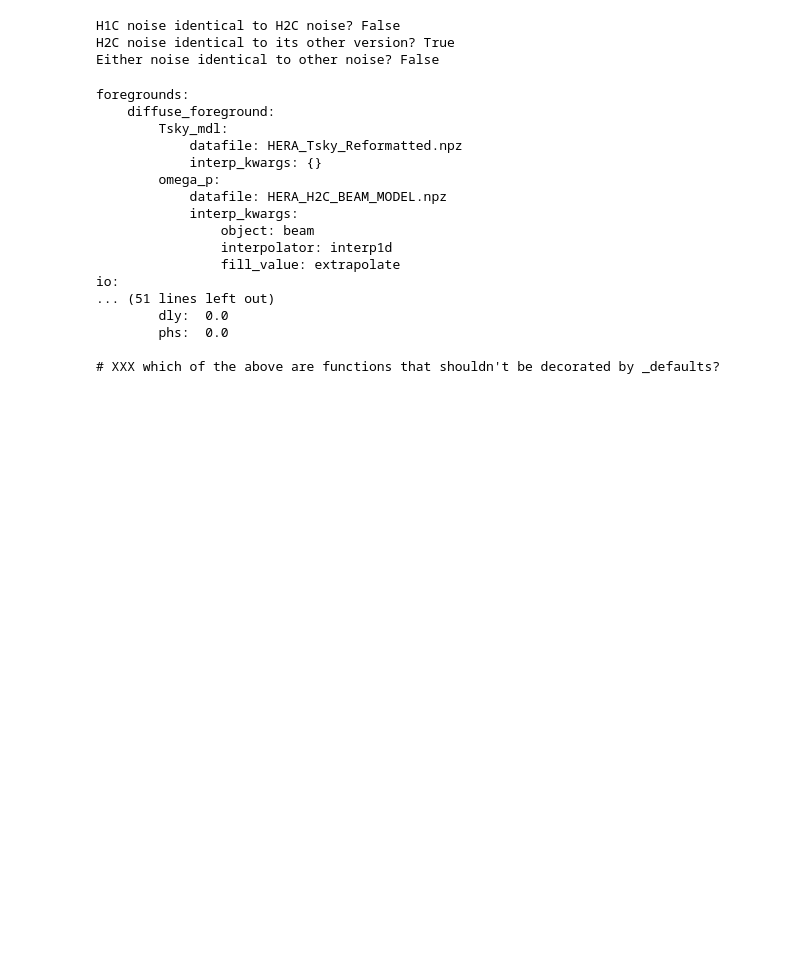
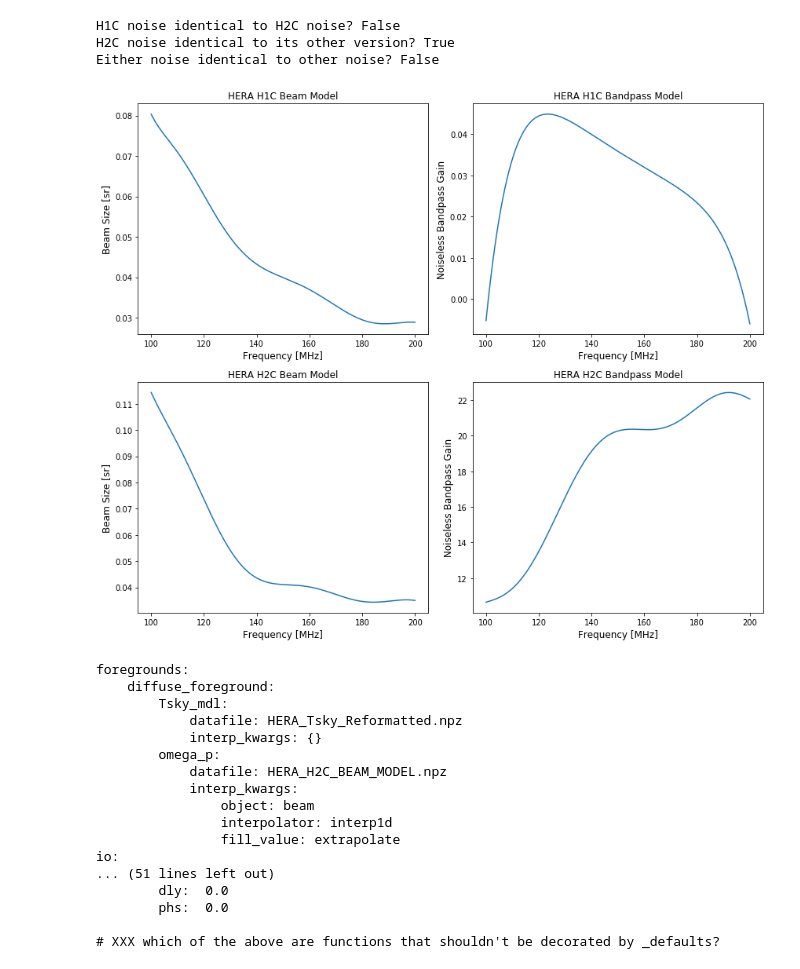
Before and after one commit to HERA-Team/hera_sim, a Jupyter notebook: docs/tutorials/hera_sim_defaults.ipynb, the cells around one changed output. Drawn from its saved outputs; the diff is of its cells as text; code cells hidden in the pictures; blank space fills up the shorter version.

```diff
--- a/docs/tutorials/hera_sim_defaults.ipynb
+++ b/docs/tutorials/hera_sim_defaults.ipynb
@@ -148,6 +148,29 @@ print("Either noise identical to other noise? {}".format(np.all(h1c_noise==other
 H1C noise identical to H2C noise? False
 H2C noise identical to its other version? True
 Either noise identical to other noise? False
+# %%
+# check out what the beam and bandpass look like
+seasons = ('h1c', 'h2c')
+beams = {'h1c': h1c_beam, 'h2c': h2c_beam}
+bps = {'h1c': h1c_bandpass, 'h2c': h2c_bandpass}
+fig = plt.figure(figsize=(12,10))
+axes = fig.subplots(2,2)
+for j, ax in enumerate(axes[:,0]):
+    seas = seasons[j]
+    ax.set_xlabel('Frequency [MHz]', fontsize=12)
+    ax.set_ylabel('Beam Size [sr]', fontsize=12)
+    ax.set_title('HERA {} Beam Model'.format(seas.upper()), fontsize=12)
+    ax.plot(fqs * 1e3, np.polyval(beams[seas], fqs))
+for j, ax in enumerate(axes[:,1]):
+    seas = seasons[j]
+    ax.set_xlabel('Frequency [MHz]', fontsize=12)
+    ax.set_ylabel('Noiseless Bandpass Gain', fontsize=12)
+    ax.set_title('HERA {} Bandpass Model'.format(seas.upper()), fontsize=12)
+    ax.plot(fqs * 1e3, np.polyval(bps[seas], fqs))
+plt.tight_layout()
+plt.show()
+# %% [output]
+[figure, added]
 # %%
 # what does a configuration file look like? let's take a gander
 with open(hera_sim.defaults._config, 'r') as config:
```
Also changed, not shown: parts of 7 cells of this notebook, 2 other files.
